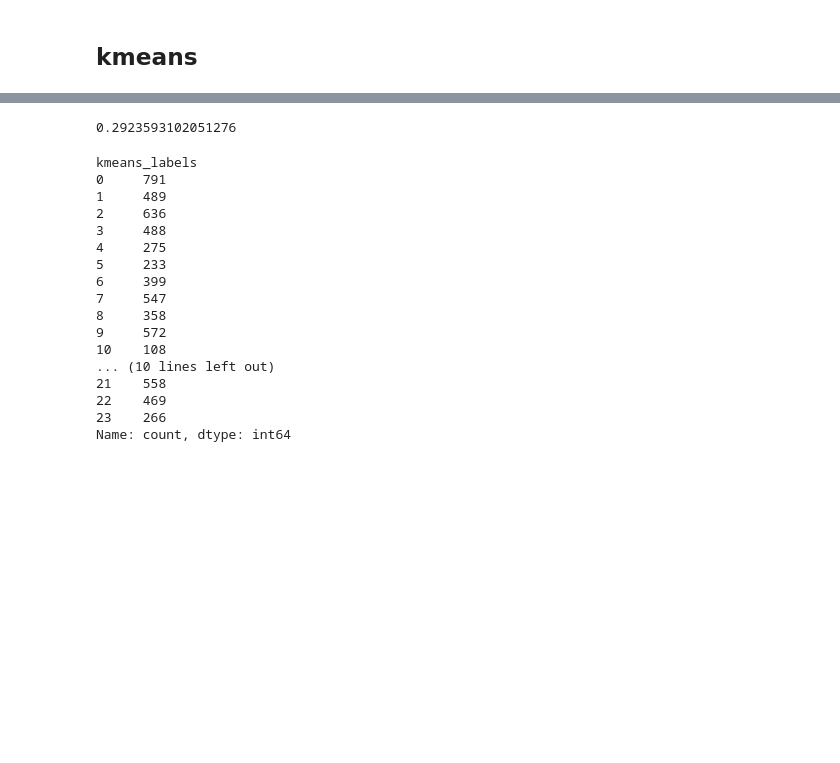
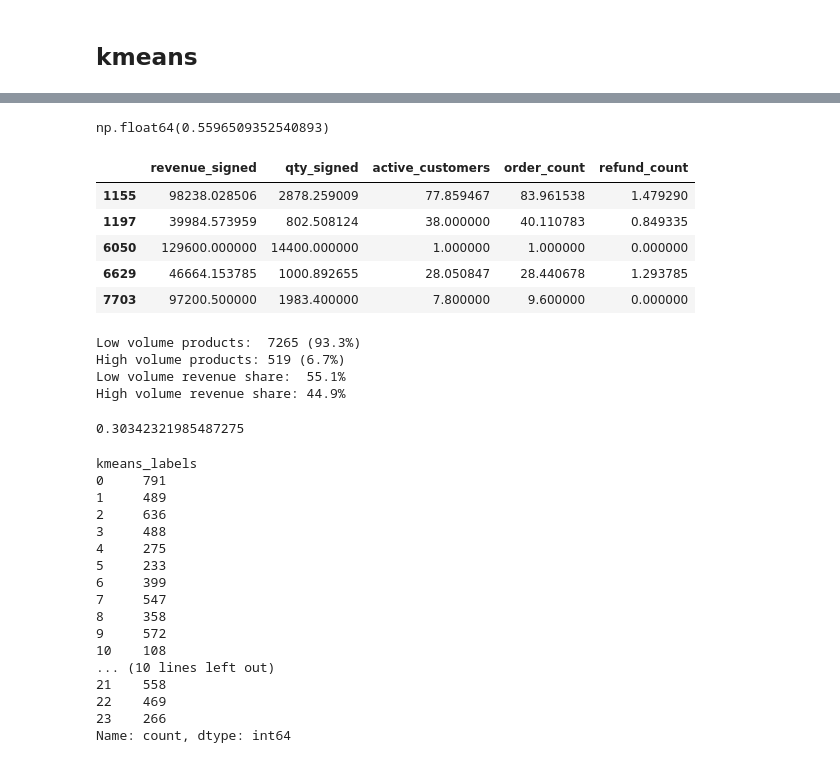
Before and after one commit to aarohnk-nepa/ml_service, a Jupyter notebook: app/notebooks/kpi_forecast/eda.ipynb, the cells around one changed output, grey strips where cells are left out. Saved outputs shown, nothing was run; the diff lists cells and outputs as text; code cells hidden in the pictures; blank space fills up the shorter version.

```diff
--- a/app/notebooks/kpi_forecast/eda.ipynb
+++ b/app/notebooks/kpi_forecast/eda.ipynb
@@ -485,3 +878,5 @@ clustered["kmeans_labels"] = kmeans_labels
 
 silhoutte_score = silhouette_score(X_scaled, kmeans_labels)
 print(f"KMeans silhouette score: {silhoutte_score}")
+
+best_model = kmeans
@@ -567,7 +963,7 @@ with open("cluster_to_ids.pkl", "wb") as f:
 #     cluster_to_ids_loaded = pickle.load(f)
 # %%
 # Plot
-best_model = results_df.loc[results_df['k'] == 24]['model'].iloc[0]
+best_model = results_df.loc[results_df['k'] == 23]['model'].iloc[0]
 kmeans_labels = best_model.predict(X_scaled)
 clustered["kmeans_labels"] = kmeans_labels
 
@@ -583,0 +1000,9 @@ fig.show()
+# %%
+cluster_stds = clustered.groupby('kmeans_labels')['revenue_signed'].std()
+worst_cluster = cluster_stds.idxmax()
+
+worst = clustered[clustered['kmeans_labels'] == worst_cluster]
+
+print(worst['id'].nunique())           # how many products
+print(worst['revenue_signed'].describe())  # distribution
+print(worst['revenue_signed'].sort_values(ascending=False).head(8))  # outlier products driving the std
@@ -584,3 +1029,41 @@ fig.show()
+# %%
+clustered[clustered['kmeans_labels'] == worst_cluster].nlargest(2, 'revenue_signed')['revenue_signed'].sum() / clustered[clustered['kmeans_labels'] == worst_cluster]['revenue_signed'].sum()
+# %% [output]
+np.float64(0.5596509352540893)
+# %%
+kpis = ['revenue_signed', 'qty_signed', 'active_customers', 'order_count', 'refund_count']
+
+clustered[clustered['kmeans_labels'] == worst_cluster][kpis].describe()
+
+# and check if the same outlier products dominate across KPIs
+worst_products = [6050, 1155, 7703, 6629, 1197]  # your top 5 by revenue
+clustered[clustered.index.isin(worst_products)][kpis]
+# %% [output]
+|  | revenue_signed | qty_signed | active_customers | order_count | refund_count |
+| 1155 | 98238.028506 | 2878.259009 | 77.859467 | 83.961538 | 1.479290 |
+| 1197 | 39984.573959 | 802.508124 | 38.000000 | 40.110783 | 0.849335 |
+| 6050 | 129600.000000 | 14400.000000 | 1.000000 | 1.000000 | 0.000000 |
+| 6629 | 46664.153785 | 1000.892655 | 28.050847 | 28.440678 | 1.293785 |
+| 7703 | 97200.500000 | 1983.400000 | 7.800000 | 9.600000 | 0.000000 |
+# %%
+# what % of total revenue do low volume products represent?
+low_volume = clustered[clustered['order_count'] < 2]
+high_volume = clustered[clustered['order_count'] >= 2]
+
+print(f"Low volume products:  {len(low_volume)} ({len(low_volume)/len(clustered):.1%})")
+print(f"High volume products: {len(high_volume)} ({len(high_volume)/len(clustered):.1%})")
+
+print(f"Low volume revenue share:  {low_volume['revenue_signed'].sum()/clustered['revenue_signed'].sum():.1%}")
+print(f"High volume revenue share: {high_volume['revenue_signed'].sum()/clustered['revenue_signed'].sum():.1%}")
+# %% [output]
+Low volume products:  7265 (93.3%)
+High volume products: 519 (6.7%)
+Low volume revenue share:  55.1%
+High volume revenue share: 44.9%
+# %%
+silhouette_score(X_scaled, kmeans_labels)
+# %% [output]
+0.30342321985487275
 # %%
 from sklearn.pipeline import Pipeline
 pipeline = Pipeline([
@@ -606,10 +1089,6 @@ model_bundle = {
 # %%
 with open("model_bundle.pkl", "wb") as f:
     pickle.dump(model_bundle, f)
-# %%
-silhouette_score(X_scaled, kmeans_labels)
-# %% [output]
-0.2923593102051276
 # %%
 print(clustered["kmeans_labels"].value_counts().sort_index())
 # %% [output]
```
Also changed, not shown: parts of 27 cells of this notebook, 10 other files.
